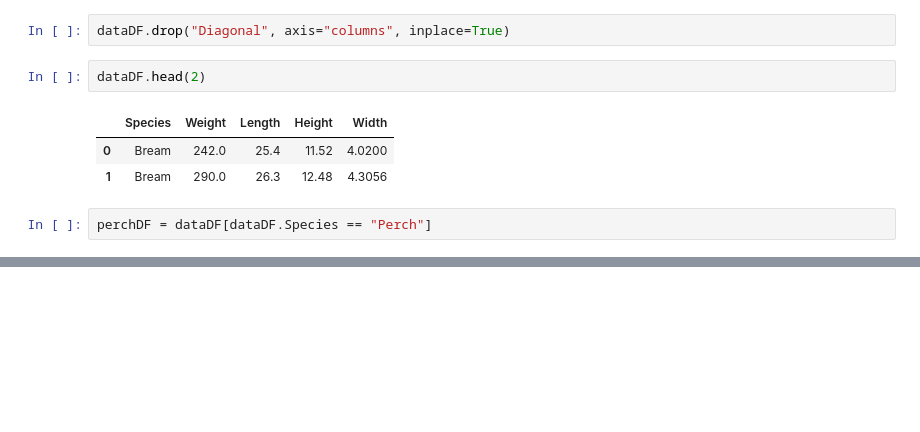
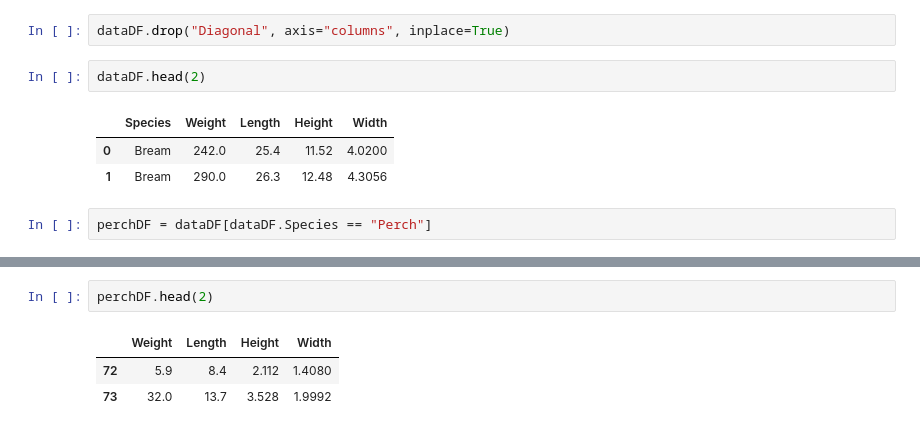
Before and after one commit to Schubert3275/KDT-MachineLearning_Study, a Jupyter notebook: DAY_04/ex_poly_LinearRegression.ipynb, the cells around one changed output, grey strips where cells are left out. Drawn from its saved outputs; the diff is of its cells as text; blank space fills up the shorter version.

```diff
--- a/DAY_04/ex_poly_LinearRegression.ipynb
+++ b/DAY_04/ex_poly_LinearRegression.ipynb
@@ -89,0 +91,6 @@ KeyError: "['Species'] not found in axis"
+# %%
+perchDF.head(2)
+# %% [output]
+|  | Weight | Length | Height | Width |
+| 72 | 5.9 | 8.4 | 2.112 | 1.4080 |
+| 73 | 32.0 | 13.7 | 3.528 | 1.9992 |
```
Also changed, not shown: parts of 13 cells of this notebook.
